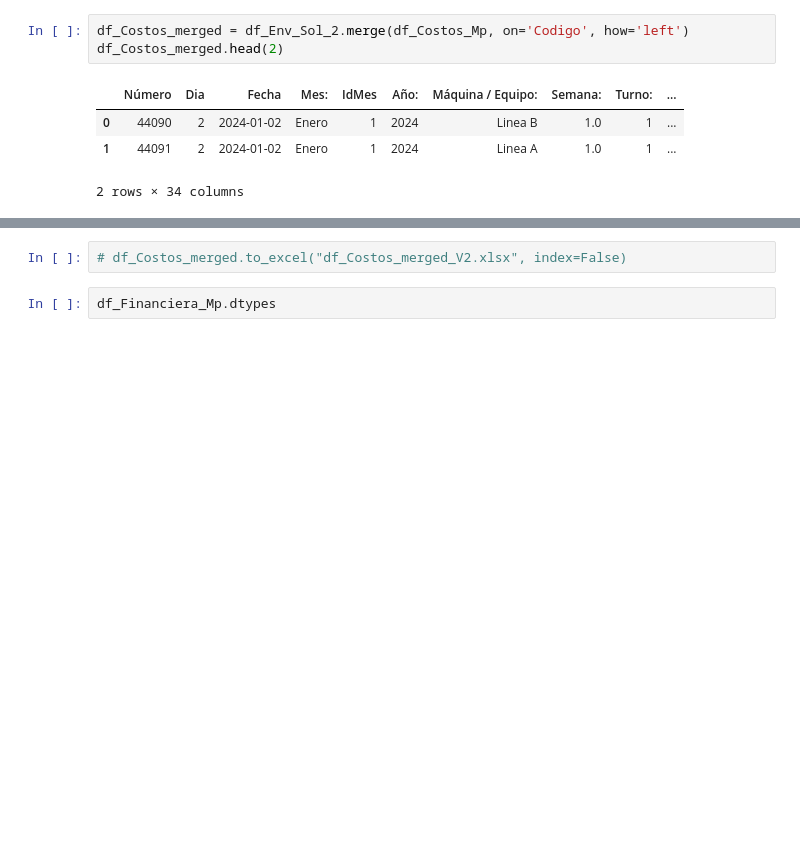
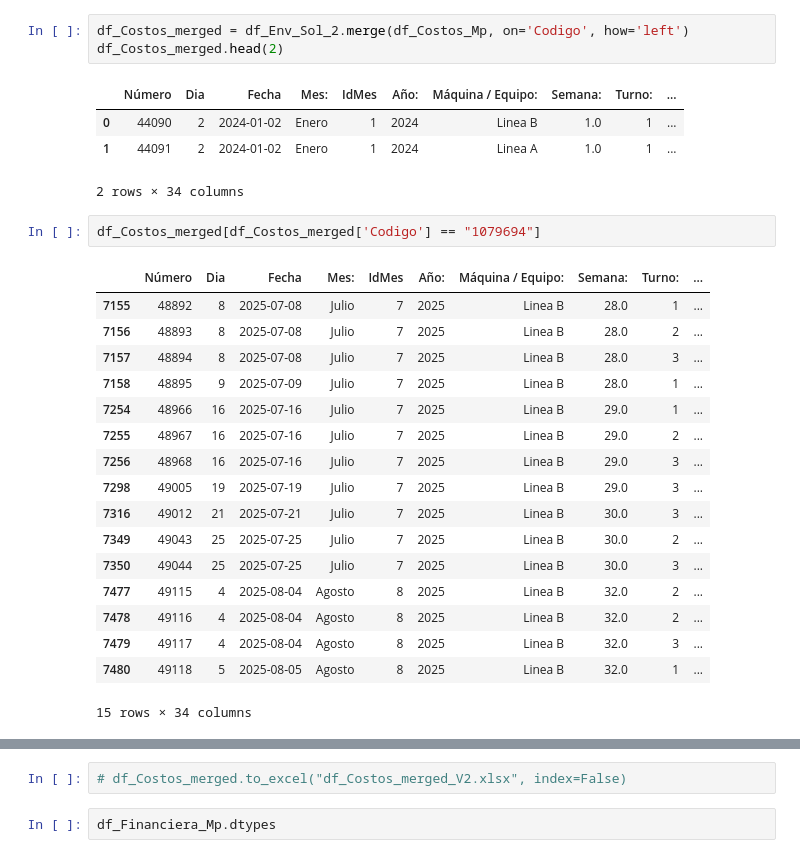
Before and after one commit to Melanny-ha/scripts-sobrepeso, a Jupyter notebook: informes_ipynb/Script_Env_Sol_v2.ipynb, the cells around one changed output, grey strips where cells are left out. Drawn from its saved outputs; the diff is of its cells as text; blank space fills up the shorter version.

```diff
--- a/informes_ipynb/Script_Env_Sol_v2.ipynb
+++ b/informes_ipynb/Script_Env_Sol_v2.ipynb
@@ -579,3 +621,23 @@ df_Costos_merged.head(2)
 | 0 | 44090 | 2 | 2024-01-02 | Enero | 1 | 2024 | Linea B | 1.0 | 1 | ... |
 | 1 | 44091 | 2 | 2024-01-02 | Enero | 1 | 2024 | Linea A | 1.0 | 1 | ... |
 2 rows × 34 columns
+# %%
+df_Costos_merged[df_Costos_merged['Codigo'] == "1079694"]
+# %% [output]
+|  | Número | Dia | Fecha | Mes: | IdMes | Año: | Máquina / Equipo: | Semana: | Turno: | ... |
+| 7155 | 48892 | 8 | 2025-07-08 | Julio | 7 | 2025 | Linea B | 28.0 | 1 | ... |
+| 7156 | 48893 | 8 | 2025-07-08 | Julio | 7 | 2025 | Linea B | 28.0 | 2 | ... |
+| 7157 | 48894 | 8 | 2025-07-08 | Julio | 7 | 2025 | Linea B | 28.0 | 3 | ... |
+| 7158 | 48895 | 9 | 2025-07-09 | Julio | 7 | 2025 | Linea B | 28.0 | 1 | ... |
+| 7254 | 48966 | 16 | 2025-07-16 | Julio | 7 | 2025 | Linea B | 29.0 | 1 | ... |
+| 7255 | 48967 | 16 | 2025-07-16 | Julio | 7 | 2025 | Linea B | 29.0 | 2 | ... |
+| 7256 | 48968 | 16 | 2025-07-16 | Julio | 7 | 2025 | Linea B | 29.0 | 3 | ... |
+| 7298 | 49005 | 19 | 2025-07-19 | Julio | 7 | 2025 | Linea B | 29.0 | 3 | ... |
+| 7316 | 49012 | 21 | 2025-07-21 | Julio | 7 | 2025 | Linea B | 30.0 | 3 | ... |
+| 7349 | 49043 | 25 | 2025-07-25 | Julio | 7 | 2025 | Linea B | 30.0 | 2 | ... |
+| 7350 | 49044 | 25 | 2025-07-25 | Julio | 7 | 2025 | Linea B | 30.0 | 3 | ... |
+| 7477 | 49115 | 4 | 2025-08-04 | Agosto | 8 | 2025 | Linea B | 32.0 | 2 | ... |
+| 7478 | 49116 | 4 | 2025-08-04 | Agosto | 8 | 2025 | Linea B | 32.0 | 2 | ... |
+| 7479 | 49117 | 4 | 2025-08-04 | Agosto | 8 | 2025 | Linea B | 32.0 | 3 | ... |
+| 7480 | 49118 | 5 | 2025-08-05 | Agosto | 8 | 2025 | Linea B | 32.0 | 1 | ... |
+15 rows × 34 columns
```
Also changed, not shown: parts of 34 cells of this notebook, 17 other files.
